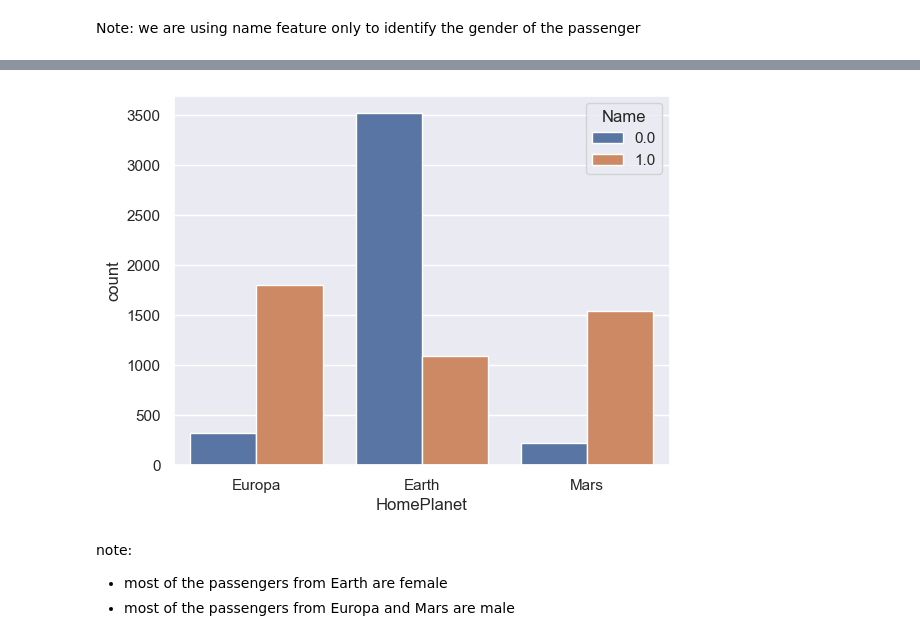
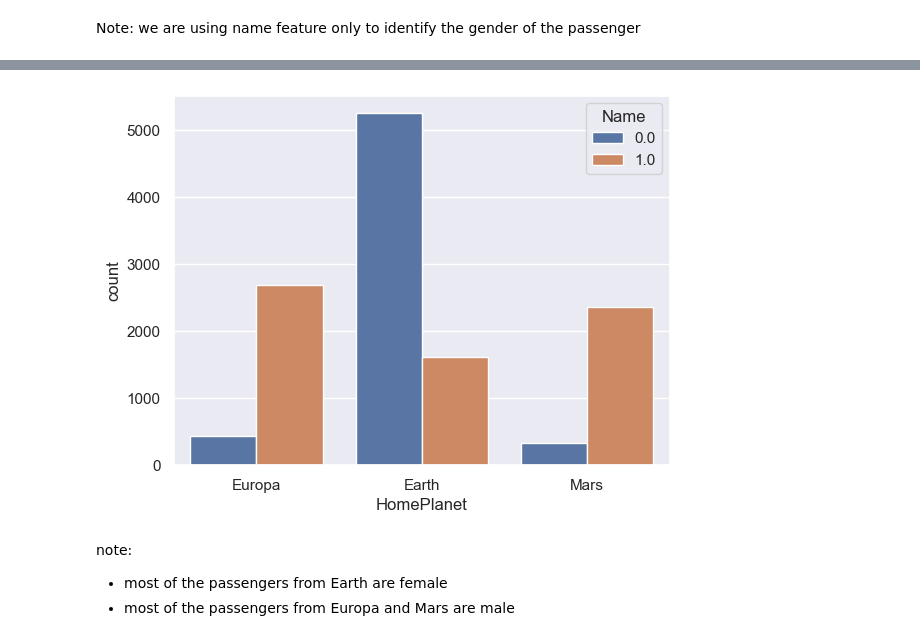
Before and after one commit to chickooooo/space_titanic_2, a Jupyter notebook: v2/notebooks/handling_missing_values.ipynb, the cells around one changed output, grey strips where cells are left out. Drawn from its saved outputs; the diff is of its cells as text; code cells hidden in the pictures.

```diff
--- a/v2/notebooks/handling_missing_values.ipynb
+++ b/v2/notebooks/handling_missing_values.ipynb
@@ -688,8 +734,8 @@ True     3088
 Name: cryo, dtype: int64
 # %%
-# updating train_data
-train_data.CryoSleep = cryo_df_2.cryo
-train_data.isna().sum()
+# updating total_data
+total_data.CryoSleep = cryo_df_2.cryo
+total_data.isna().sum()
 # %% [output]
 PassengerId       0
 HomePlanet        0
@@ -727,6 +772,6 @@ plt.show()
 As False has very high majority, filling missing values with False will be reasonable
 # %%
 # filling missing values with False
-train_data.VIP.fillna(value=False, inplace=True)
+total_data.VIP.fillna(value=False, inplace=True)
 # %%
 # updated plot
@@ -786,6 +831,6 @@ plt.show()
 No specific relation could be found for age, hence filling missing values with median
 # %%
 # filling missing values with median
-train_data.Age.fillna(value=train_data.Age.median(), inplace=True)
+total_data.Age.fillna(value=total_data.Age.median(), inplace=True)
 # %%
 # updating age bins
@@ -812,6 +857,6 @@ train_data.Name.isna().sum()
 # %%
 # getting gender from first name
-first_name = train_data.Name.apply(lambda x: np.nan if pd.isna(x) else x.split(" ")[0])
+first_name = total_data.Name.apply(lambda x: np.nan if pd.isna(x) else x.split(" ")[0])
 is_male = first_name.apply(lambda x: np.nan if pd.isna(x) else (0 if x[-1] in ["a", "e", "i", "y"] else 1))
 # %%
 # pie plot
@@ -822,9 +867,9 @@ plt.show()
 # %%
 # home planet and gender
-sns.countplot(x=train_data.HomePlanet, hue=is_male)
+sns.countplot(x=total_data.HomePlanet, hue=is_male)
 plt.show()
 # %% [output]
-[figure, old version]
+[figure, new version]
 # %% [markdown]
 note:
 - most of the passengers from Earth are female
```
Also changed, not shown: parts of 96 cells of this notebook, 4 other files.
